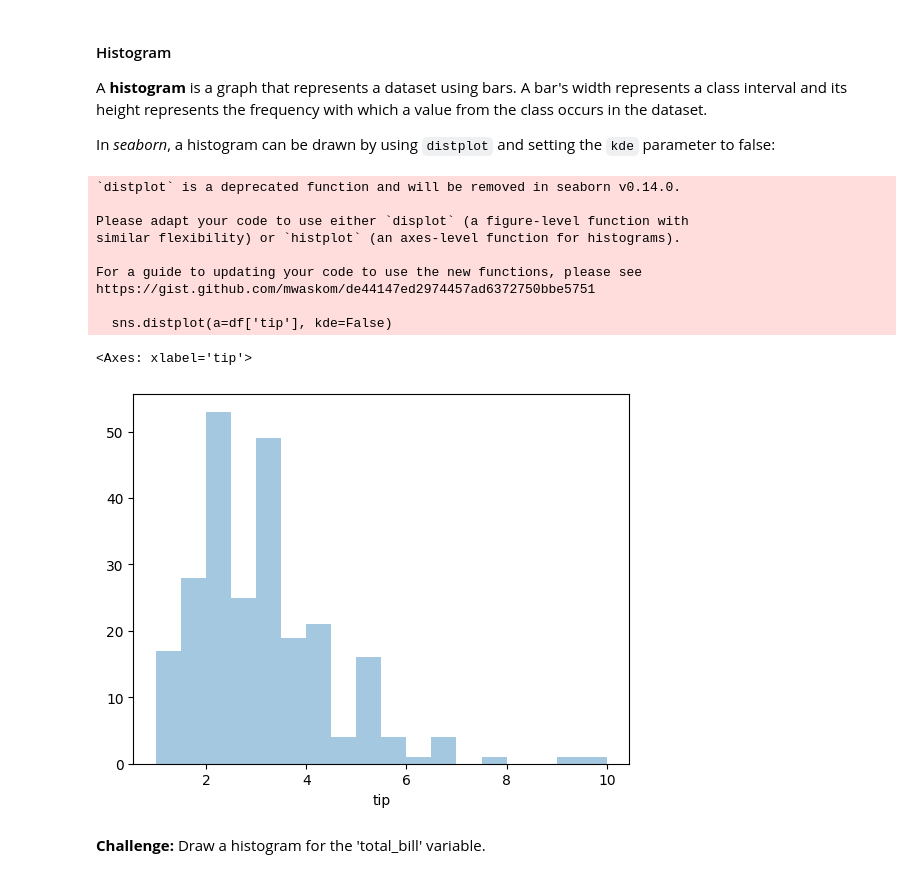
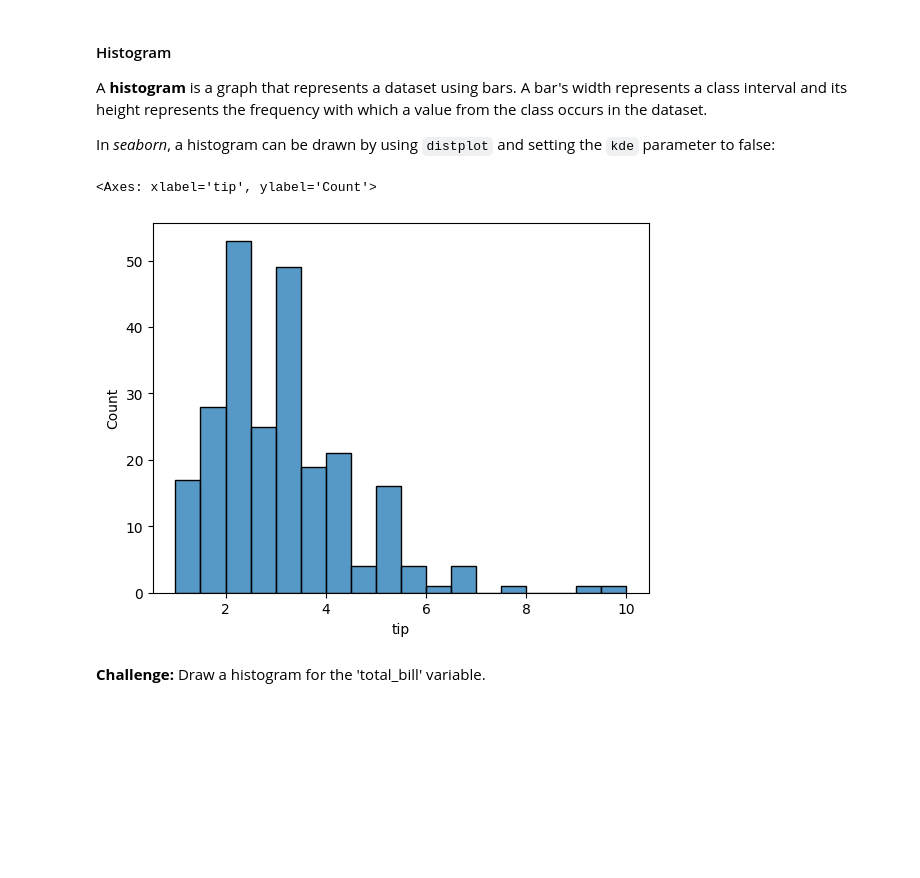
Before and after one commit to plajuan/ML_Study, a Jupyter notebook: DataExploration.ipynb, the cells around one changed output. Cells and saved outputs as stored; diff of their text form; code cells hidden in the pictures; blank space fills up the shorter version.

```diff
--- a/DataExploration.ipynb
+++ b/DataExploration.ipynb
@@ -260,8 +261,8 @@ A `countplot` resembles the previous graph, but instead of representing statisti
 
 We will illustrate how `countplot` is used with the `tips` dataset:
 # %%
-df = sns.load_dataset('tips')
-df
+df_tips = sns.load_dataset('tips')
+df_tips
 # %% [output]
 |  | total_bill | tip | sex | smoker | day | time | size |
 | 0 | 16.99 | 1.01 | Female | No | Sun | Dinner | 2 |
@@ -352,19 +358,10 @@ A **histogram** is a graph that represents a dataset using bars. A bar's width r
 
 In *seaborn*, a histogram can be drawn by using `distplot` and setting the `kde` parameter to false:
 # %%
-sns.distplot(a=df['tip'], kde=False)
+sns.histplot(df_tips['tip'], kde=False)
 # %% [output]
-`distplot` is a deprecated function and will be removed in seaborn v0.14.0.
-
-Please adapt your code to use either `displot` (a figure-level function with
-similar flexibility) or `histplot` (an axes-level function for histograms).
-
-For a guide to updating your code to use the new functions, please see
-https://gist.github.com/mwaskom/de44147ed2974457ad6372750bbe5751
-
-  sns.distplot(a=df['tip'], kde=False)
+<Axes: xlabel='tip', ylabel='Count'>
-<Axes: xlabel='tip'>
-[figure, old version]
+[figure, new version]
 # %% [markdown]
 **Challenge:** Draw a histogram for the 'total_bill' variable.
 # %%
```
Also changed, not shown: parts of 31 cells of this notebook.
